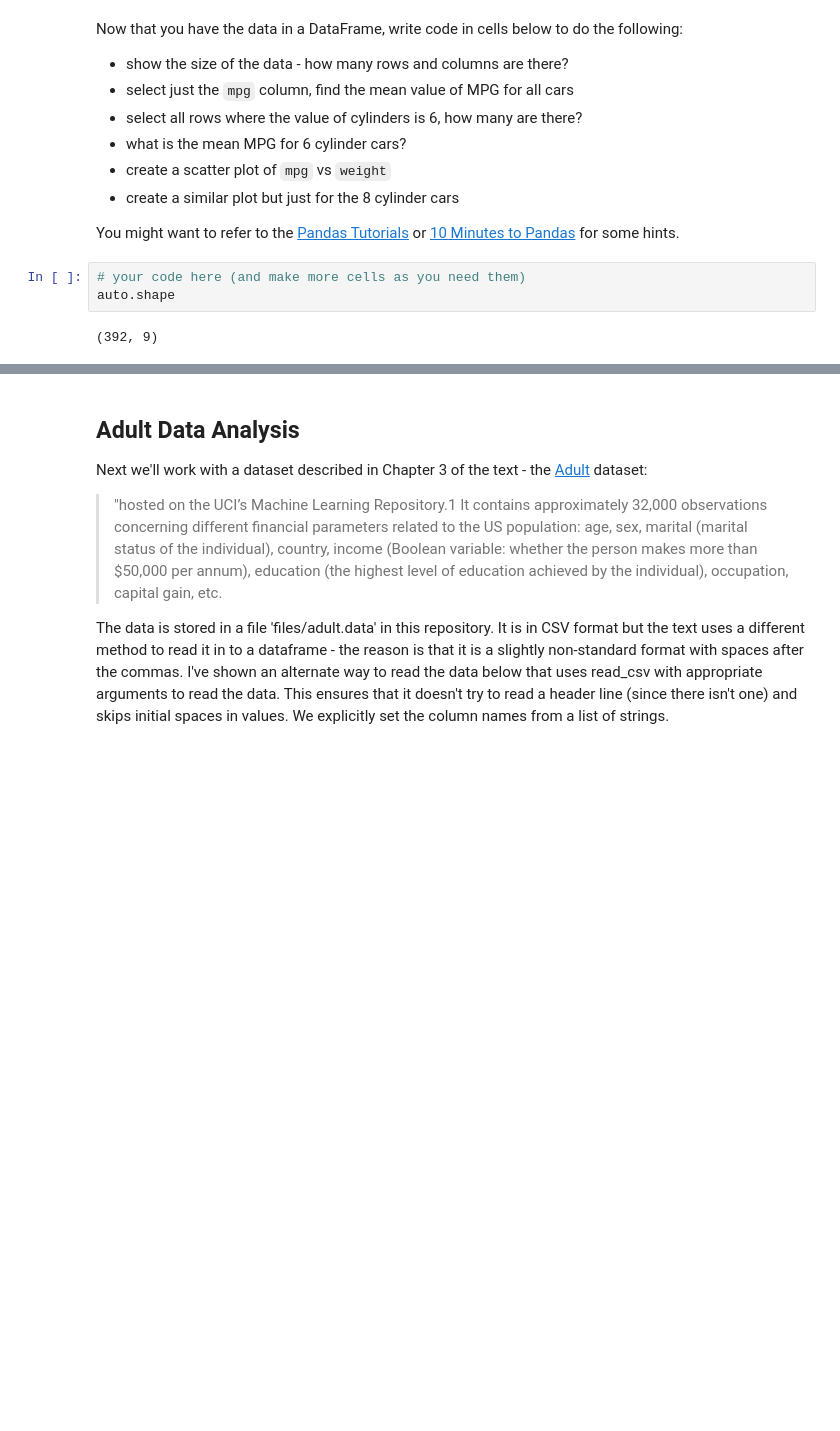
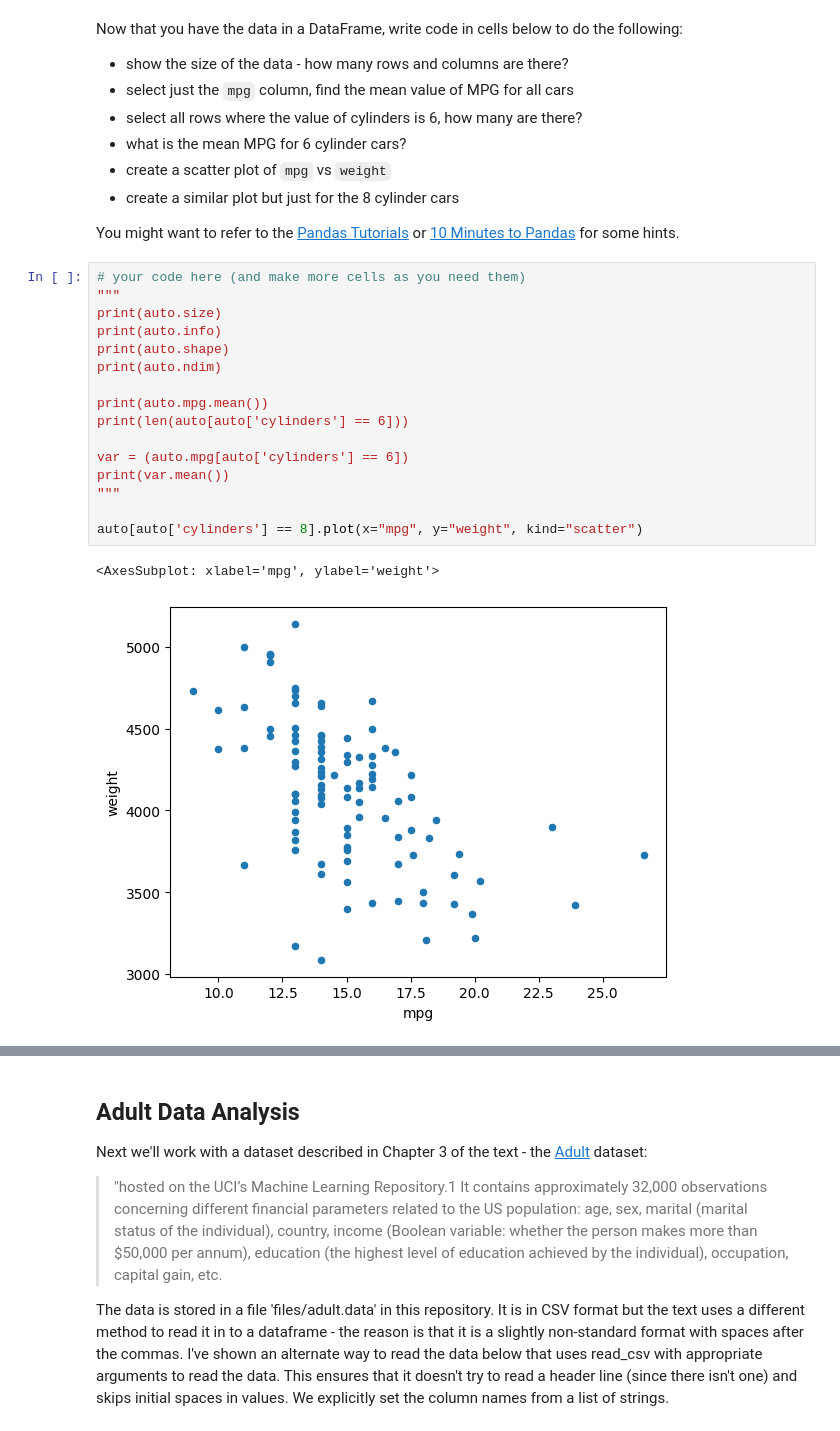
Before and after one commit to MyMelodyUwU/Practical-Workshops, a Jupyter notebook: Workshop-Week-3.ipynb, the cells around one changed output, grey strips where cells are left out. Drawn from its saved outputs; the diff is of its cells as text; blank space fills up the shorter version.

```diff
--- a/Workshop-Week-3.ipynb
+++ b/Workshop-Week-3.ipynb
@@ -39,11 +39,25 @@ Now that you have the data in a DataFrame, write code in cells below to do the f
 
 You might want to refer to the [Pandas Tutorials](http://pandas.pydata.org/pandas-docs/stable/tutorials.html) or
  [10 Minutes to Pandas](http://pandas.pydata.org/pandas-docs/stable/10min.html) for some hints.
-# %%
-# your code here (and make more cells as you need them)
-auto.shape
-# %% [output]
-(392, 9)
+# %%
+# your code here (and make more cells as you need them)
+"""
+print(auto.size)
+print(auto.info)
+print(auto.shape)
+print(auto.ndim)
+
+print(auto.mpg.mean())
+print(len(auto[auto['cylinders'] == 6]))
+
+var = (auto.mpg[auto['cylinders'] == 6])
+print(var.mean())
+"""
+
+auto[auto['cylinders'] == 8].plot(x="mpg", y="weight", kind="scatter")
+# %% [output]
+<AxesSubplot: xlabel='mpg', ylabel='weight'>
+[figure, added]
 # %%
 # comment in python
 
```
Also changed, not shown: parts of 48 cells of this notebook, 2 other files.
